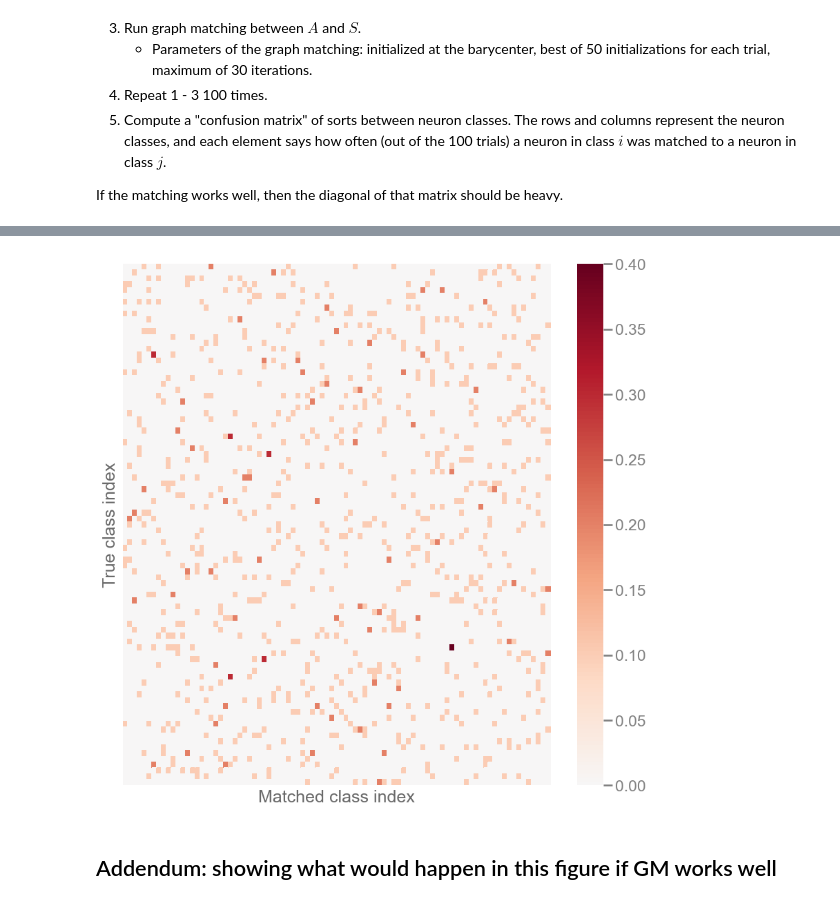
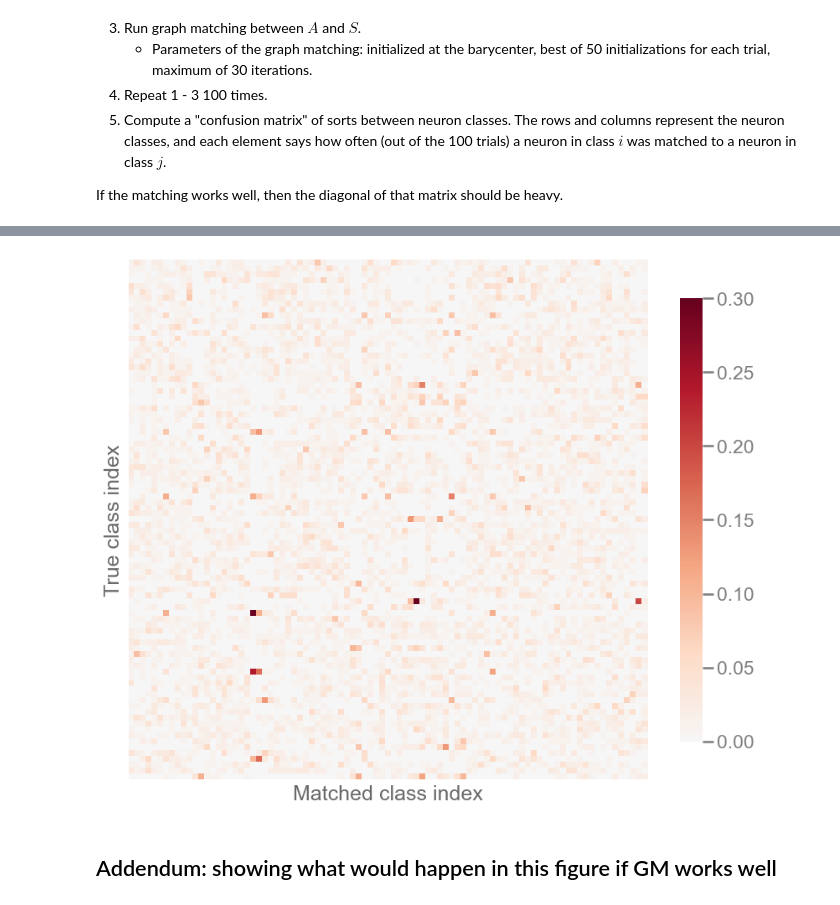
Before and after one commit to neurodata/notebooks, a Jupyter notebook: _notebooks/2020-10-27-gene-match.ipynb, the cells around one changed output, grey strips where cells are left out. Drawn from its saved outputs; the diff is of its cells as text; code cells hidden in the pictures.

```diff
--- a/_notebooks/2020-10-27-gene-match.ipynb
+++ b/_notebooks/2020-10-27-gene-match.ipynb
@@ -111,7 +110,7 @@ heatmap(
  If the matching works well, then the diagonal of that matrix should be heavy.
 # %%
 n_per_class = 1  # how many neurons from each class to sample
-n_trials = 10
+n_trials = 100
 all_perm_inds = []
 currtime = time.time()
 for i in tqdm(range(n_trials)):
@@ -131,7 +130,9 @@ for perm_inds in all_perm_inds:
 conf_mat /= n_trials
 
 fig, ax = plt.subplots(1, 1, figsize=(10, 10))
-sns.heatmap(conf_mat, ax=ax, cmap="RdBu_r", center=0)
+sns.heatmap(
+    conf_mat, ax=ax, cmap="RdBu_r", center=0, square=True, cbar_kws=dict(shrink=0.7)
+)
 ax.set(ylabel="True class index", xlabel="Matched class index", xticks=[], yticks=[])
 stashfig("confusion-mat")
 # %% [output]
@@ -139,5 +140,5 @@ stashfig("confusion-mat")
 Saved figure to maggot_models/notebooks/outs/195.0-BDP-gene-to-connectome/figs/confusion-mat.png
-[figure, old version]
+[figure, new version]
 # %% [markdown]
 ## Addendum: showing what would happen in this figure if GM works well
 # %%
```
Also changed, not shown: parts of 3 cells of this notebook.
